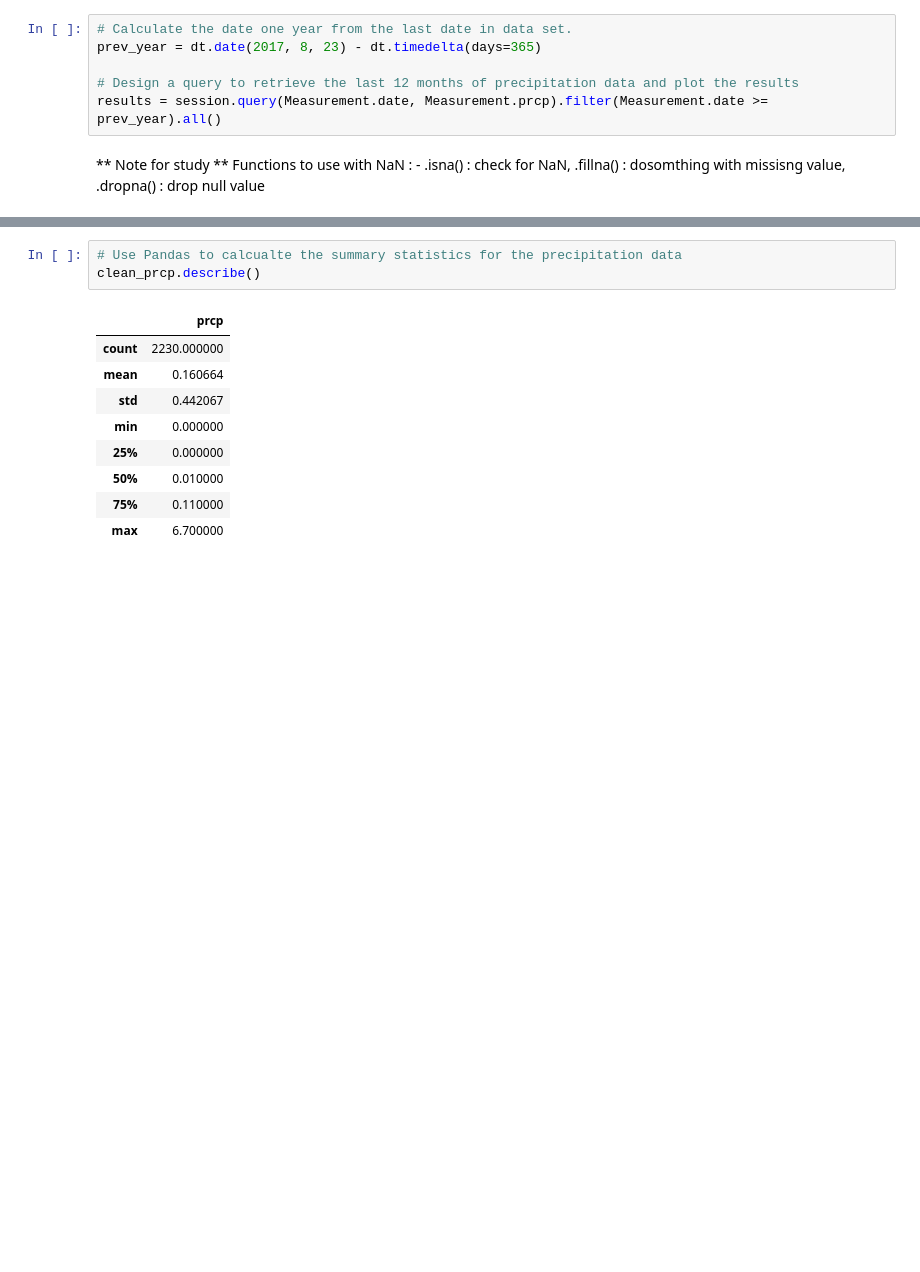
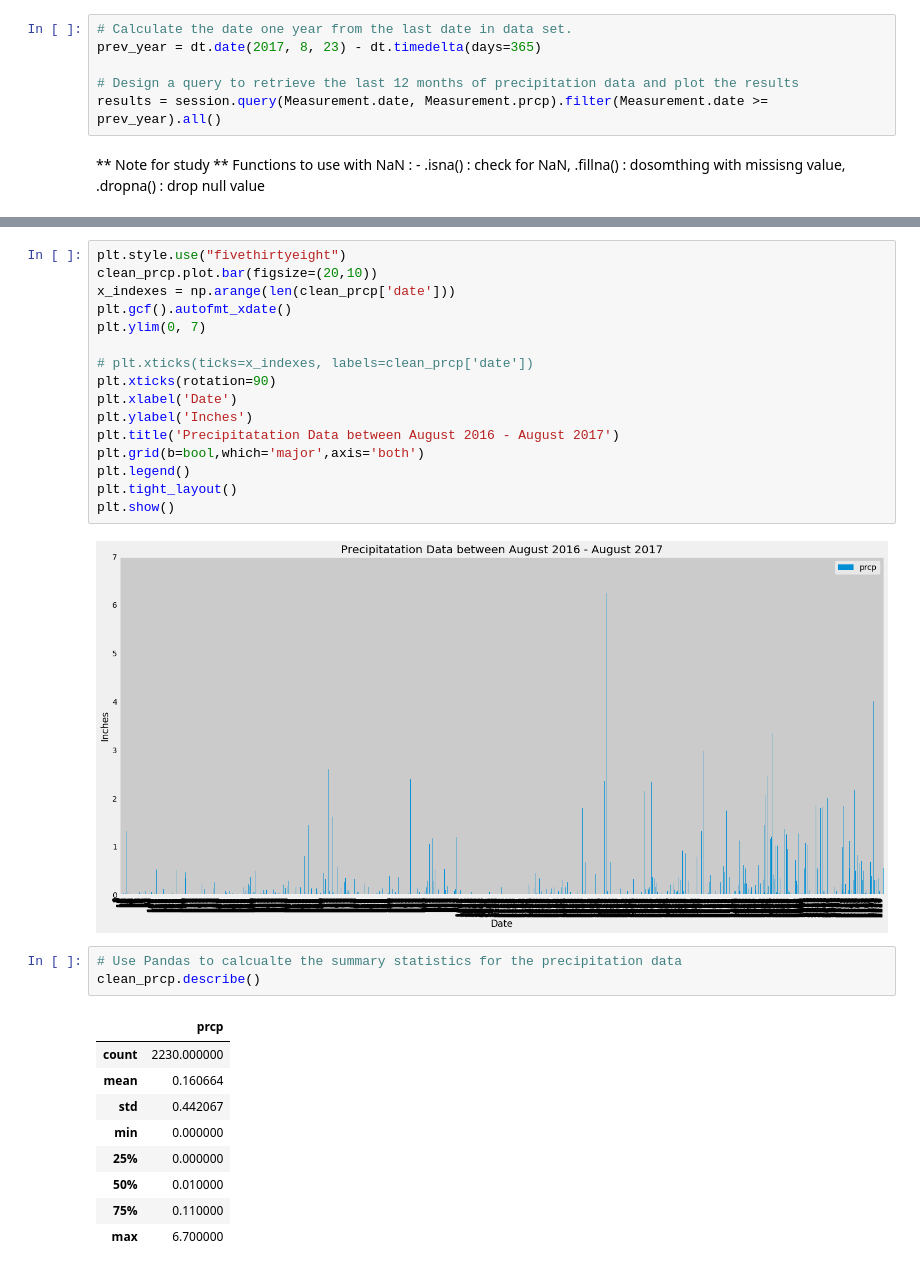
Before and after one commit to PanaratDuke/sqlalchemy-challenge, a Jupyter notebook: climate_starter.ipynb, the cells around one changed output, grey strips where cells are left out. Saved outputs shown, nothing was run; the diff lists cells and outputs as text; blank space fills up the shorter version.

```diff
--- a/climate_starter.ipynb
+++ b/climate_starter.ipynb
@@ -161,3 +163,21 @@ plt.show()
+# %%
+plt.style.use("fivethirtyeight")
+clean_prcp.plot.bar(figsize=(20,10))
+x_indexes = np.arange(len(clean_prcp['date']))
+plt.gcf().autofmt_xdate()
+plt.ylim(0, 7)
+
+# plt.xticks(ticks=x_indexes, labels=clean_prcp['date'])
+plt.xticks(rotation=90)
+plt.xlabel('Date')
+plt.ylabel('Inches')
+plt.title('Precipitatation Data between August 2016 - August 2017')
+plt.grid(b=bool,which='major',axis='both')
+plt.legend()
+plt.tight_layout()
+plt.show()
+# %% [output]
+[figure, added]
 # %%
 # Use Pandas to calcualte the summary statistics for the precipitation data
 clean_prcp.describe()
```
Also changed, not shown: parts of 24 cells of this notebook.
